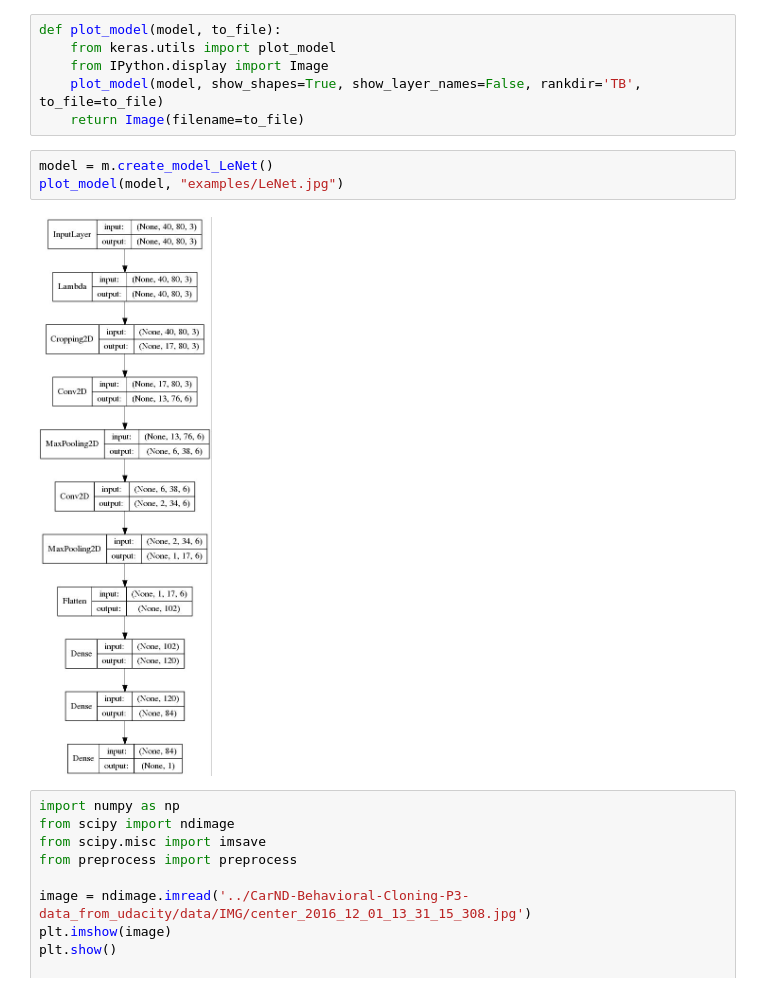
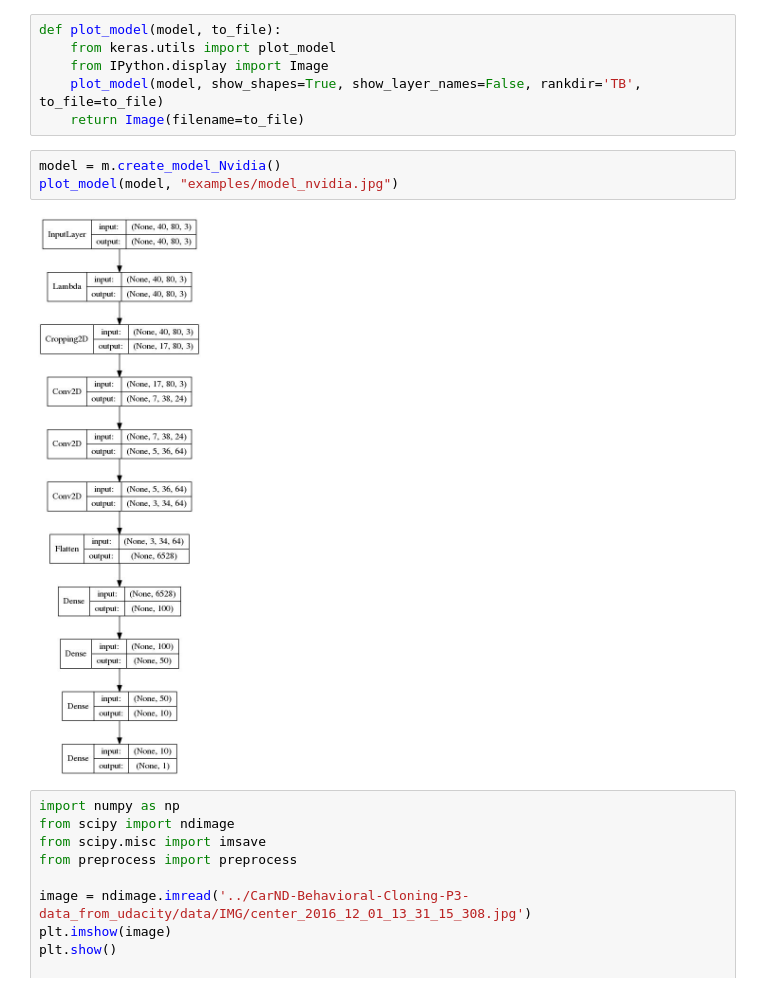
Before and after one commit to KnollFrank/CarND-Behavioral-Cloning-P3, a Jupyter notebook: Behavioral-Cloning.ipynb, the cells around one changed output. Drawn from its saved outputs; the diff is of its cells as text.

```diff
--- a/Behavioral-Cloning.ipynb
+++ b/Behavioral-Cloning.ipynb
@@ -12,10 +12,10 @@ def plot_model(model, to_file):
     plot_model(model, show_shapes=True, show_layer_names=False, rankdir='TB', to_file=to_file)
     return Image(filename=to_file)
 # %%
-model = m.create_model_LeNet()
-plot_model(model, "examples/LeNet.jpg")
+model = m.create_model_Nvidia()
+plot_model(model, "examples/model_nvidia.jpg")
 # %% [output]
-[figure, old version]
+[figure, new version]
 # %%
 import numpy as np
 from scipy import ndimage
```
Also changed, not shown: 3 other files.
